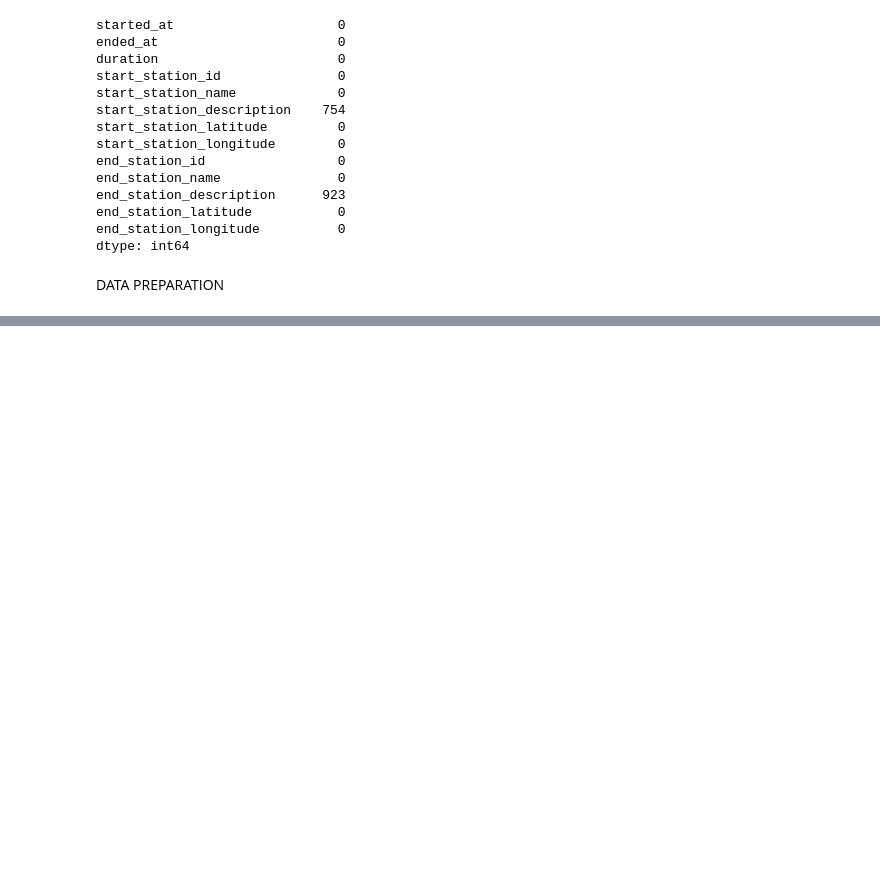
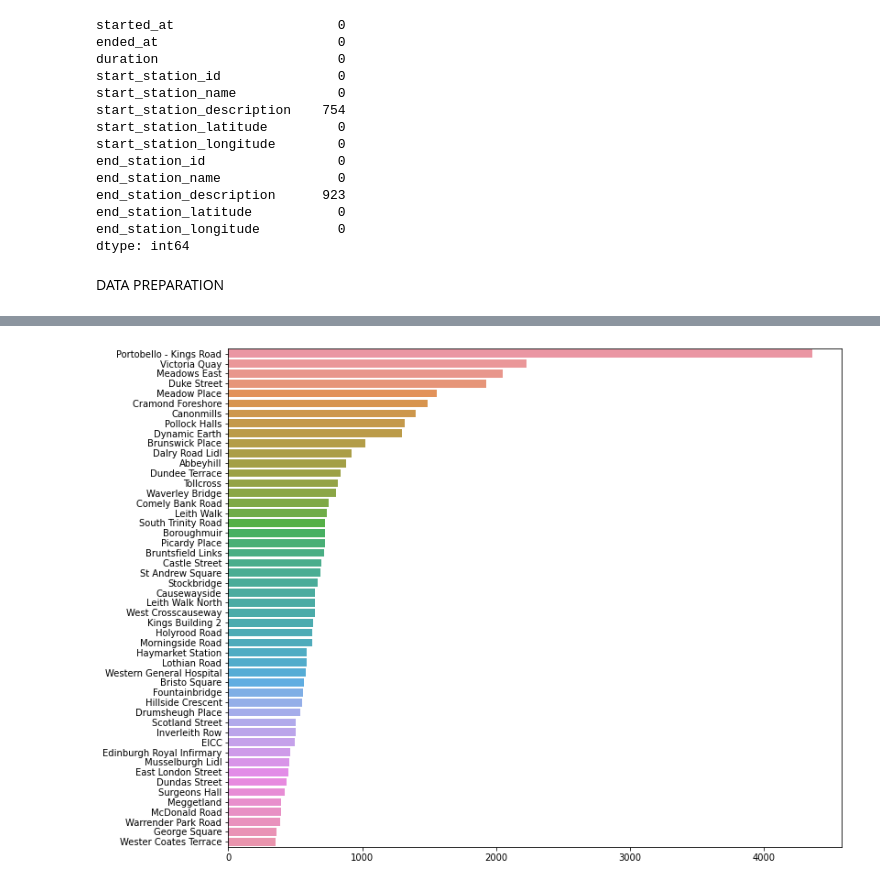
Before and after one commit to Jojomaque/Portfolio, a Jupyter notebook: Edinburgh_Bike_Hire.ipynb, the cells around one changed output, grey strips where cells are left out. Saved outputs shown, nothing was run; the diff lists cells and outputs as text; code cells hidden in the pictures; blank space fills up the shorter version.

```diff
--- a/Edinburgh_Bike_Hire.ipynb
+++ b/Edinburgh_Bike_Hire.ipynb
@@ -162,0 +249,8 @@ Name: started_at, Length: 51856, dtype: datetime64[ns, UTC]
+# %%
+endstation = Ed_Bike_2021['end_station_name'].value_counts()[:50
+                                                                ]
+plt.figure(figsize=(12,10))
+sns.barplot( x=endstation.values , y=list(endstation.index),
+ orient="h"  ) ;
+# %% [output]
+[figure, added]
```
Also changed, not shown: parts of 13 cells of this notebook.
